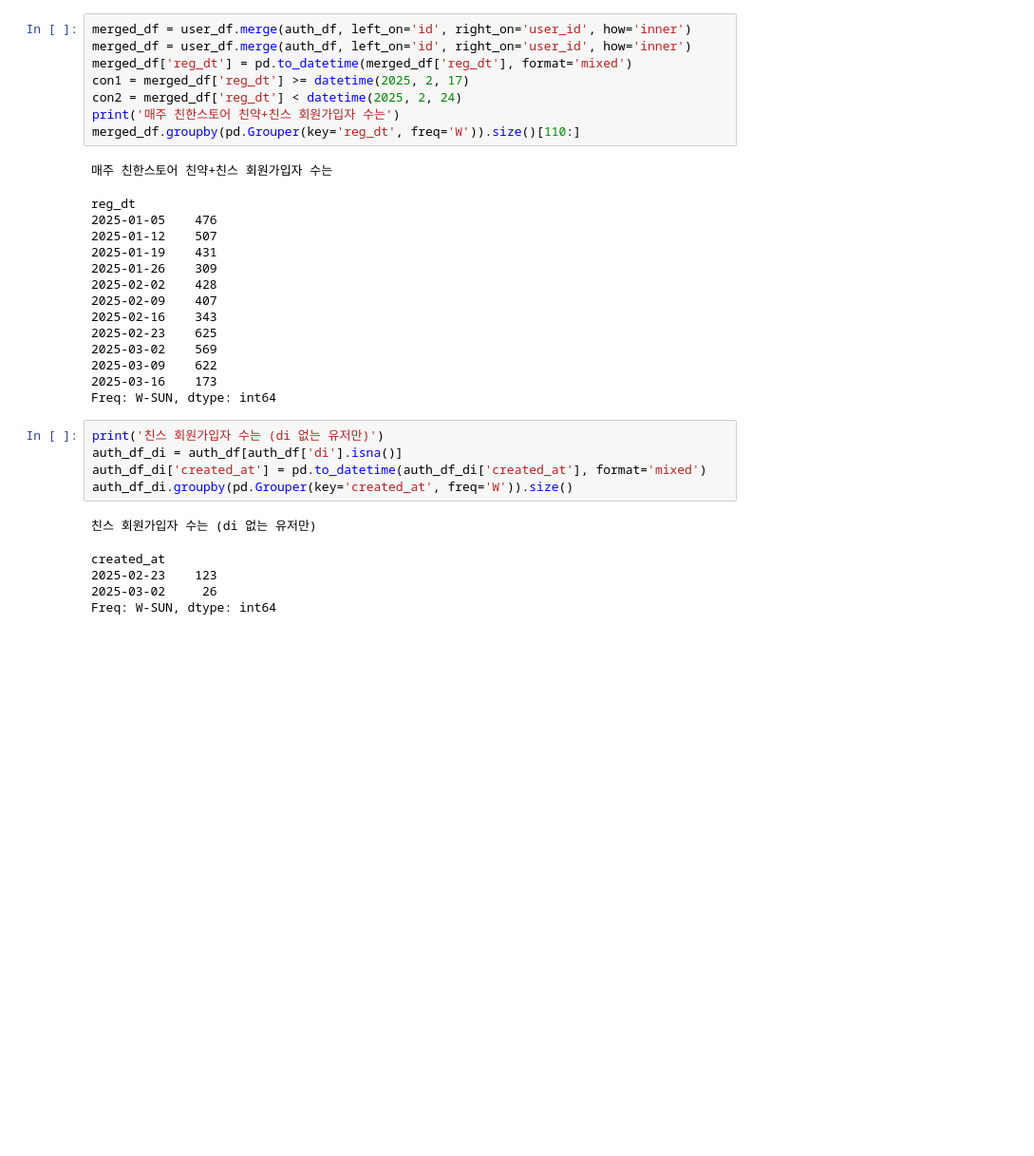
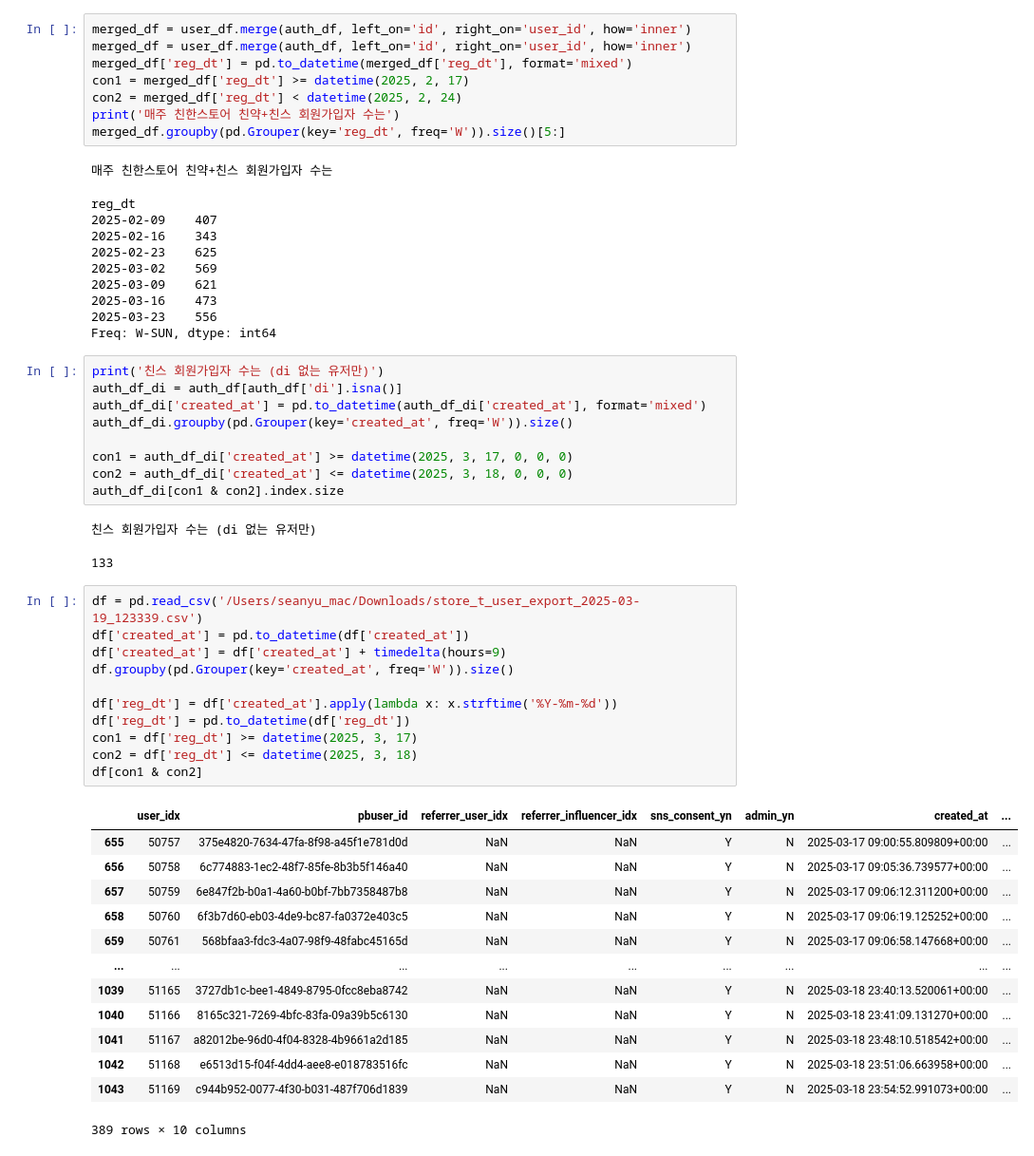
Before and after one commit to SeanYu34/Jupyter_Sean, a Jupyter notebook: 위클리_실적보고.ipynb, the cells around one changed output. Shown: that part at 95% size. Saved outputs shown, nothing was run; the diff lists cells and outputs as text; blank space fills up the shorter version.

```diff
--- a/위클리_실적보고.ipynb
+++ b/위클리_실적보고.ipynb
@@ -136,30 +137,52 @@ merged_df['reg_dt'] = pd.to_datetime(merged_df['reg_dt'], format='mixed')
 con1 = merged_df['reg_dt'] >= datetime(2025, 2, 17)
 con2 = merged_df['reg_dt'] < datetime(2025, 2, 24)
 print('매주 친한스토어 친약+친스 회원가입자 수는')
-merged_df.groupby(pd.Grouper(key='reg_dt', freq='W')).size()[110:]
+merged_df.groupby(pd.Grouper(key='reg_dt', freq='W')).size()[5:]
 # %% [output]
 매주 친한스토어 친약+친스 회원가입자 수는
 reg_dt
-2025-01-05    476
-2025-01-12    507
-2025-01-19    431
-2025-01-26    309
-2025-02-02    428
 2025-02-09    407
 2025-02-16    343
 2025-02-23    625
 2025-03-02    569
-2025-03-09    622
-2025-03-16    173
+2025-03-09    621
+2025-03-16    473
+2025-03-23    556
 Freq: W-SUN, dtype: int64
 # %%
 print('친스 회원가입자 수는 (di 없는 유저만)')
 auth_df_di = auth_df[auth_df['di'].isna()]
 auth_df_di['created_at'] = pd.to_datetime(auth_df_di['created_at'], format='mixed')
 auth_df_di.groupby(pd.Grouper(key='created_at', freq='W')).size()
+
+con1 = auth_df_di['created_at'] >= datetime(2025, 3, 17, 0, 0, 0)
+con2 = auth_df_di['created_at'] <= datetime(2025, 3, 18, 0, 0, 0)
+auth_df_di[con1 & con2].index.size
 # %% [output]
 친스 회원가입자 수는 (di 없는 유저만)
-created_at
-2025-02-23    123
-2025-03-02     26
-Freq: W-SUN, dtype: int64
+133
+# %%
+df = pd.read_csv('/Users/seanyu_mac/Downloads/store_t_user_export_2025-03-19_123339.csv')
+df['created_at'] = pd.to_datetime(df['created_at'])
+df['created_at'] = df['created_at'] + timedelta(hours=9)
+df.groupby(pd.Grouper(key='created_at', freq='W')).size()
+
+df['reg_dt'] = df['created_at'].apply(lambda x: x.strftime('%Y-%m-%d'))
+df['reg_dt'] = pd.to_datetime(df['reg_dt'])
+con1 = df['reg_dt'] >= datetime(2025, 3, 17)
+con2 = df['reg_dt'] <= datetime(2025, 3, 18)
+df[con1 & con2]
+# %% [output]
+|  | user_idx | pbuser_id | referrer_user_idx | referrer_influencer_idx | sns_consent_yn | admin_yn | created_at | ... |
+| 655 | 50757 | 375e4820-7634-47fa-8f98-a45f1e781d0d | NaN | NaN | Y | N | 2025-03-17 09:00:55.809809+00:00 | ... |
+| 656 | 50758 | 6c774883-1ec2-48f7-85fe-8b3b5f146a40 | NaN | NaN | Y | N | 2025-03-17 09:05:36.739577+00:00 | ... |
+| 657 | 50759 | 6e847f2b-b0a1-4a60-b0bf-7bb7358487b8 | NaN | NaN | Y | N | 2025-03-17 09:06:12.311200+00:00 | ... |
+| 658 | 50760 | 6f3b7d60-eb03-4de9-bc87-fa0372e403c5 | NaN | NaN | Y | N | 2025-03-17 09:06:19.125252+00:00 | ... |
+| 659 | 50761 | 568bfaa3-fdc3-4a07-98f9-48fabc45165d | NaN | NaN | Y | N | 2025-03-17 09:06:58.147668+00:00 | ... |
+| ... | ... | ... | ... | ... | ... | ... | ... | ... |
+| 1039 | 51165 | 3727db1c-bee1-4849-8795-0fcc8eba8742 | NaN | NaN | Y | N | 2025-03-18 23:40:13.520061+00:00 | ... |
+| 1040 | 51166 | 8165c321-7269-4bfc-83fa-09a39b5c6130 | NaN | NaN | Y | N | 2025-03-18 23:41:09.131270+00:00 | ... |
+| 1041 | 51167 | a82012be-96d0-4f04-8328-4b9661a2d185 | NaN | NaN | Y | N | 2025-03-18 23:48:10.518542+00:00 | ... |
+| 1042 | 51168 | e6513d15-f04f-4dd4-aee8-e018783516fc | NaN | NaN | Y | N | 2025-03-18 23:51:06.663958+00:00 | ... |
+| 1043 | 51169 | c944b952-0077-4f30-b031-487f706d1839 | NaN | NaN | Y | N | 2025-03-18 23:54:52.991073+00:00 | ... |
+389 rows × 10 columns
```
Also changed, not shown: parts of 11 cells of this notebook, 8 other files.
